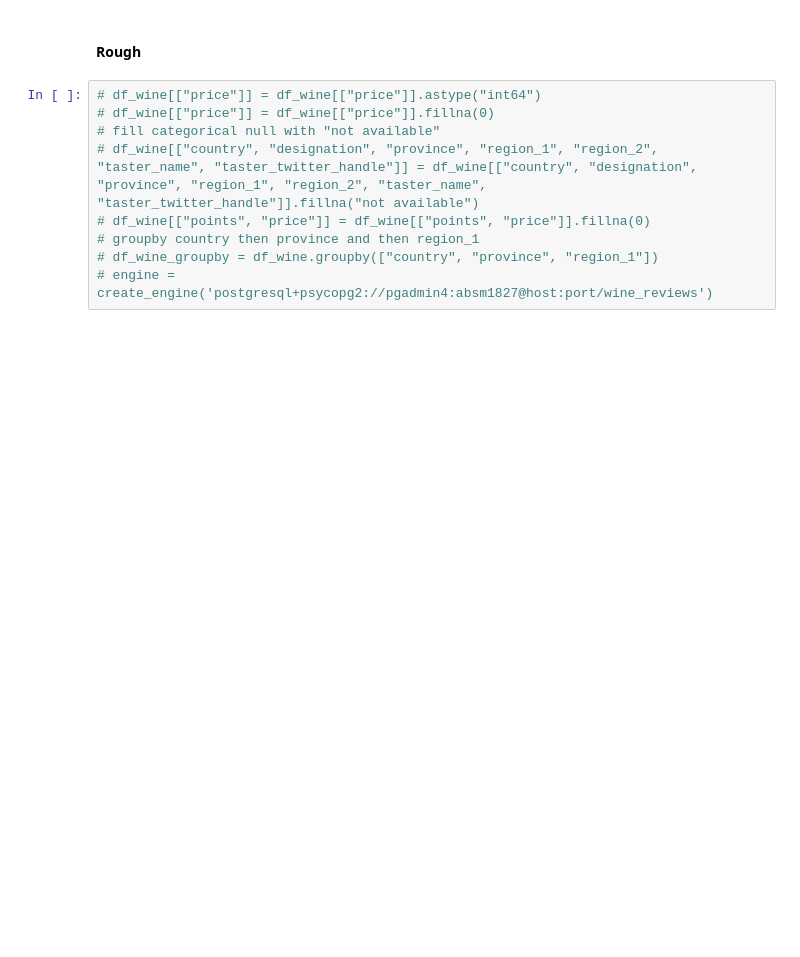
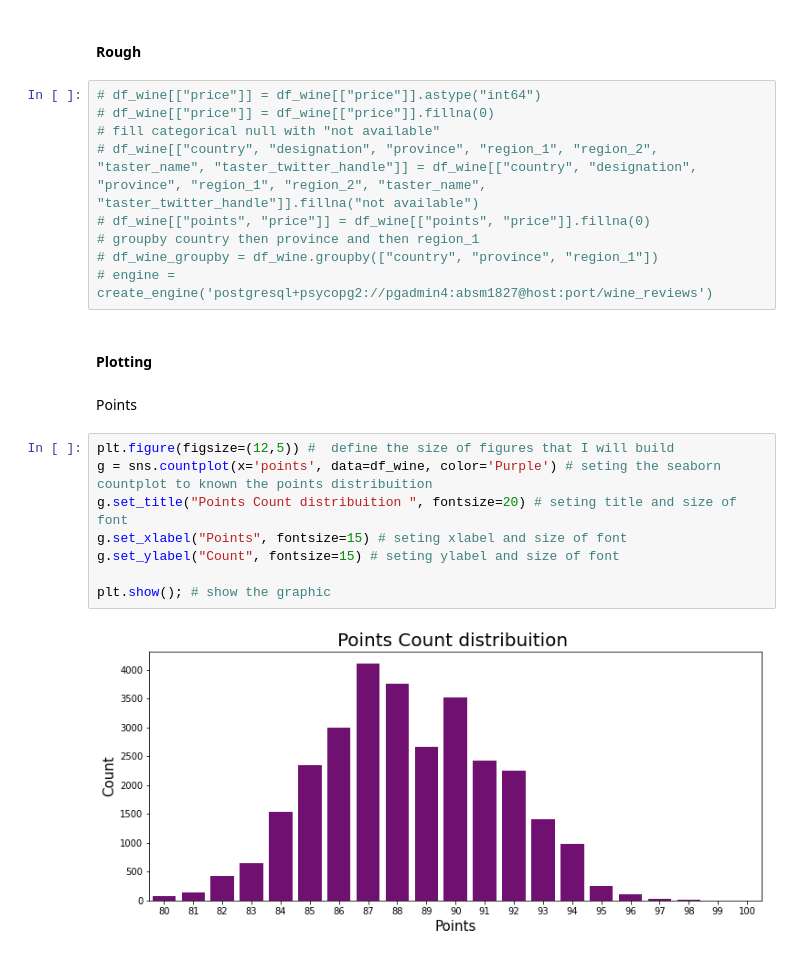
Before and after one commit to abagla18/Projects, a Jupyter notebook: iNeuron_internship_BA_1/wine_reviews.ipynb, the cells around one changed output. Saved outputs shown, nothing was run; the diff lists cells and outputs as text; blank space fills up the shorter version.

Commit message:
Wine Review Analysis update

```diff
--- a/iNeuron_internship_BA_1/wine_reviews.ipynb
+++ b/iNeuron_internship_BA_1/wine_reviews.ipynb
@@ -101,3 +113,17 @@ else:
 # groupby country then province and then region_1
 # df_wine_groupby = df_wine.groupby(["country", "province", "region_1"])
 # engine = create_engine('postgresql+psycopg2://pgadmin4:absm1827@host:port/wine_reviews')
+# %% [markdown]
+#### Plotting
+# %% [markdown]
+Points
+# %%
+plt.figure(figsize=(12,5)) #  define the size of figures that I will build
+g = sns.countplot(x='points', data=df_wine, color='Purple') # seting the seaborn countplot to known the points distribuition
+g.set_title("Points Count distribuition ", fontsize=20) # seting title and size of font
+g.set_xlabel("Points", fontsize=15) # seting xlabel and size of font
+g.set_ylabel("Count", fontsize=15) # seting ylabel and size of font
+
+plt.show(); # show the graphic
+# %% [output]
+[figure, added]
```
Also changed, not shown: parts of 26 cells of this notebook, 10 other files.
